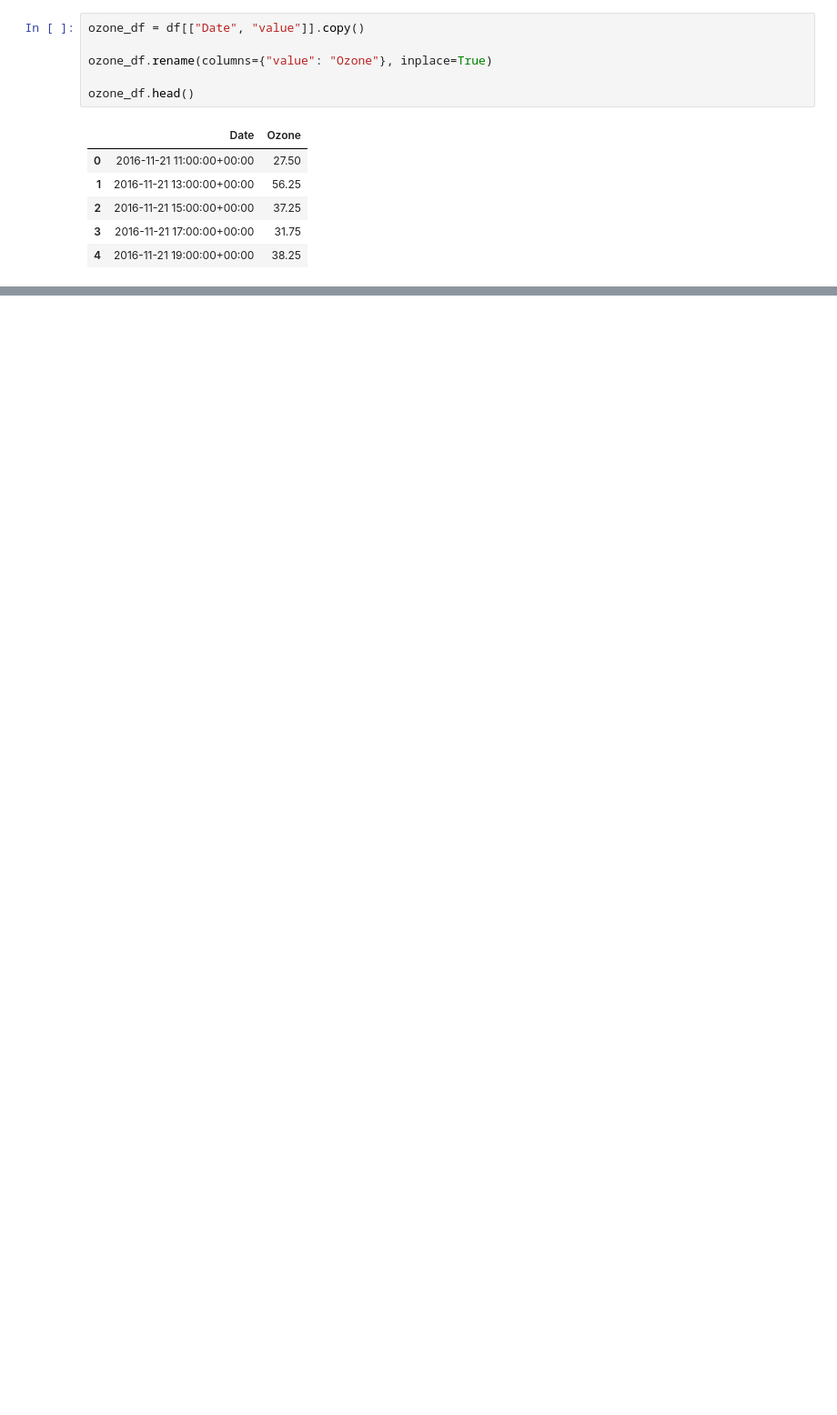
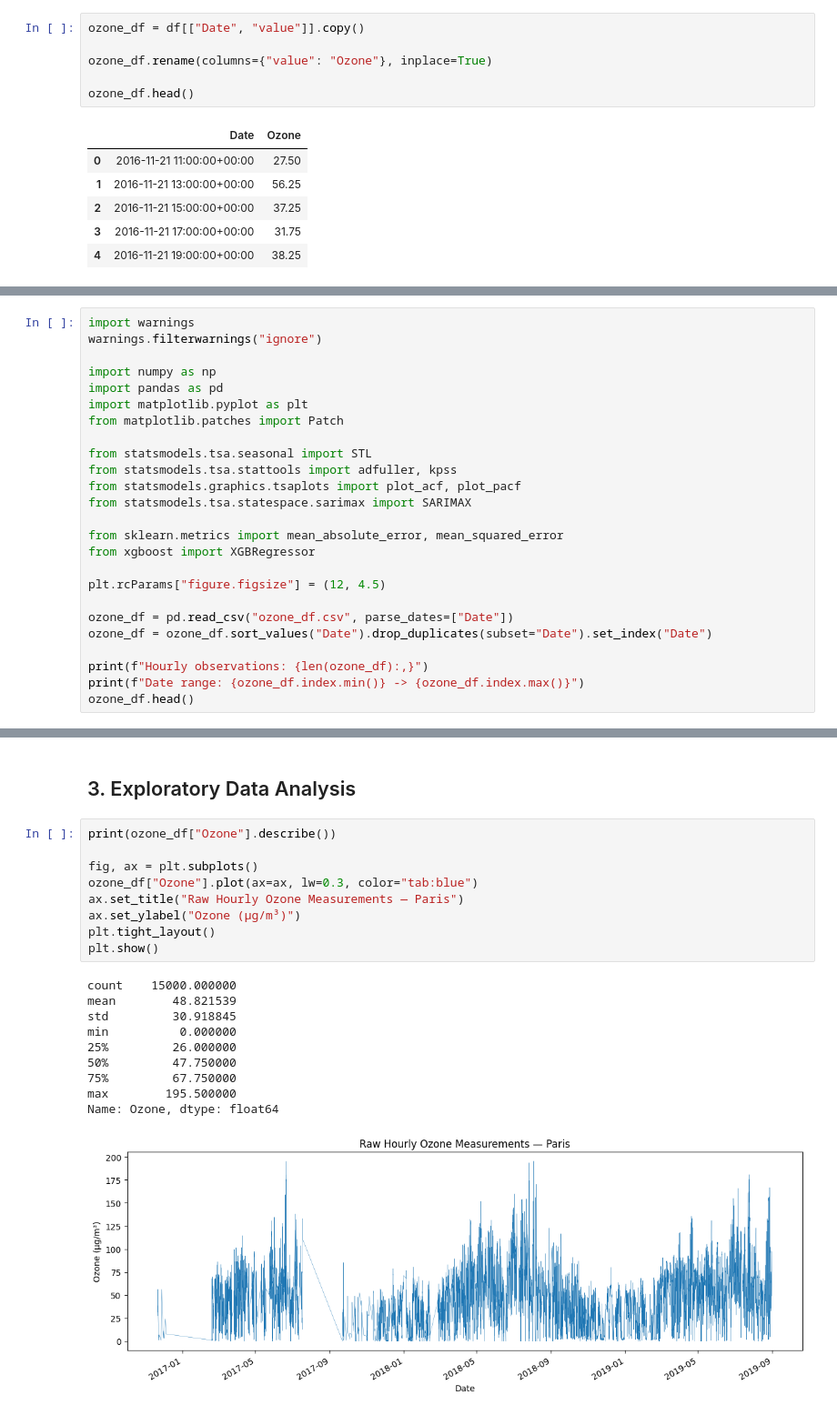
Before and after one commit to aykahsay/N-mes-Gauzy-france-ozone-time-series-forecasting, a Jupyter notebook: paris-ozone-time-series-forecasting.ipynb, the cells around one changed output, grey strips where cells are left out. Shown at 91% size. Cells and saved outputs as stored; diff of their text form; blank space fills up the shorter version.

```diff
--- a/paris-ozone-time-series-forecasting.ipynb
+++ b/paris-ozone-time-series-forecasting.ipynb
@@ -217,0 +228,25 @@ ozone_df.head()
+# %%
+import warnings
+warnings.filterwarnings("ignore")
+
+import numpy as np
+import pandas as pd
+import matplotlib.pyplot as plt
+from matplotlib.patches import Patch
+
+from statsmodels.tsa.seasonal import STL
+from statsmodels.tsa.stattools import adfuller, kpss
+from statsmodels.graphics.tsaplots import plot_acf, plot_pacf
+from statsmodels.tsa.statespace.sarimax import SARIMAX
+
+from sklearn.metrics import mean_absolute_error, mean_squared_error
+from xgboost import XGBRegressor
+
+plt.rcParams["figure.figsize"] = (12, 4.5)
+
+ozone_df = pd.read_csv("ozone_df.csv", parse_dates=["Date"])
+ozone_df = ozone_df.sort_values("Date").drop_duplicates(subset="Date").set_index("Date")
+
+print(f"Hourly observations: {len(ozone_df):,}")
+print(f"Date range: {ozone_df.index.min()} -> {ozone_df.index.max()}")
+ozone_df.head()
@@ -217,0 +263,22 @@ ozone_df.head()
+# %% [markdown]
+## 3. Exploratory Data Analysis
+# %%
+print(ozone_df["Ozone"].describe())
+
+fig, ax = plt.subplots()
+ozone_df["Ozone"].plot(ax=ax, lw=0.3, color="tab:blue")
+ax.set_title("Raw Hourly Ozone Measurements — Paris")
+ax.set_ylabel("Ozone (µg/m³)")
+plt.tight_layout()
+plt.show()
+# %% [output]
+count    15000.000000
+mean        48.821539
+std         30.918845
+min          0.000000
+25%         26.000000
+50%         47.750000
+75%         67.750000
+max        195.500000
+Name: Ozone, dtype: float64
+[figure, added]
```
Also changed, not shown: parts of 44 cells of this notebook, 15 other files.
